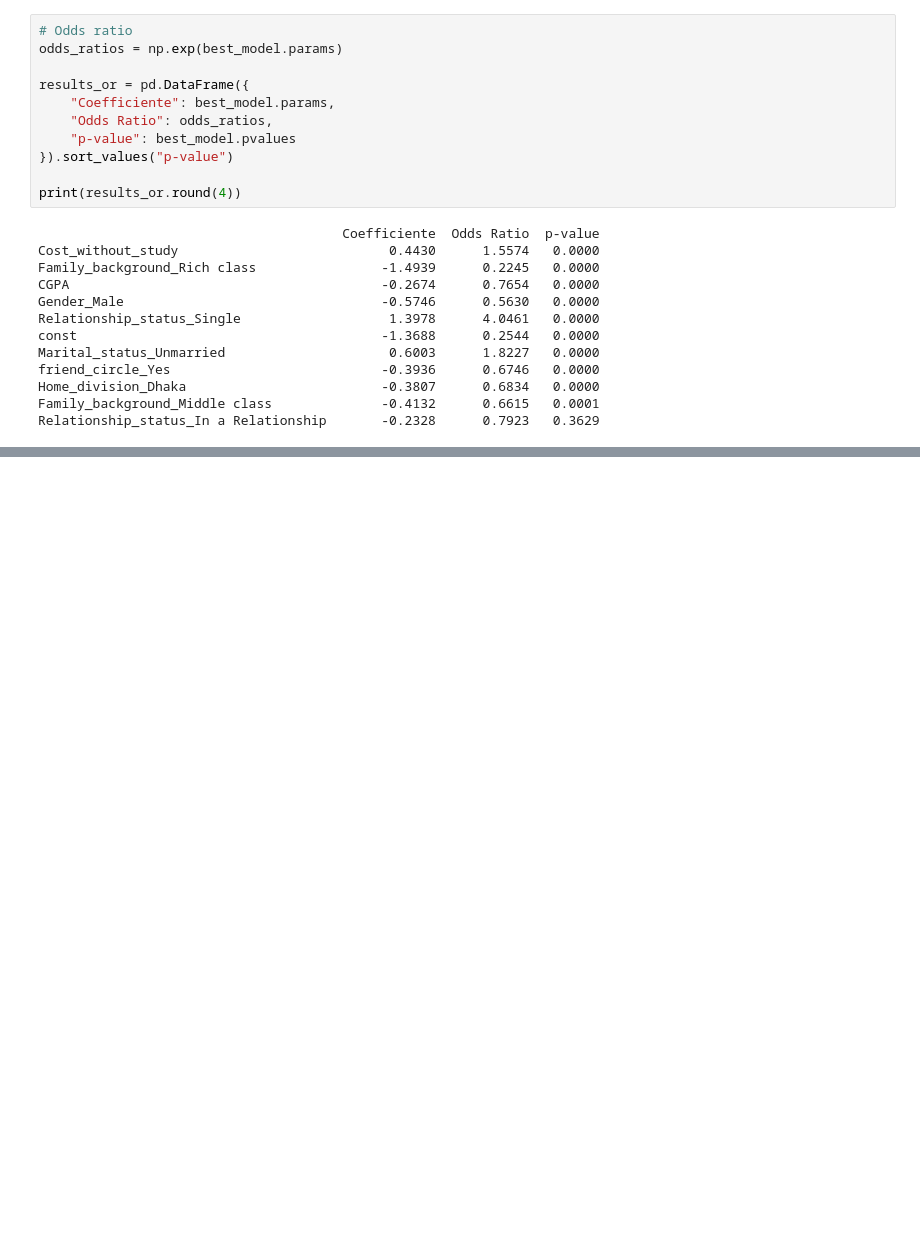
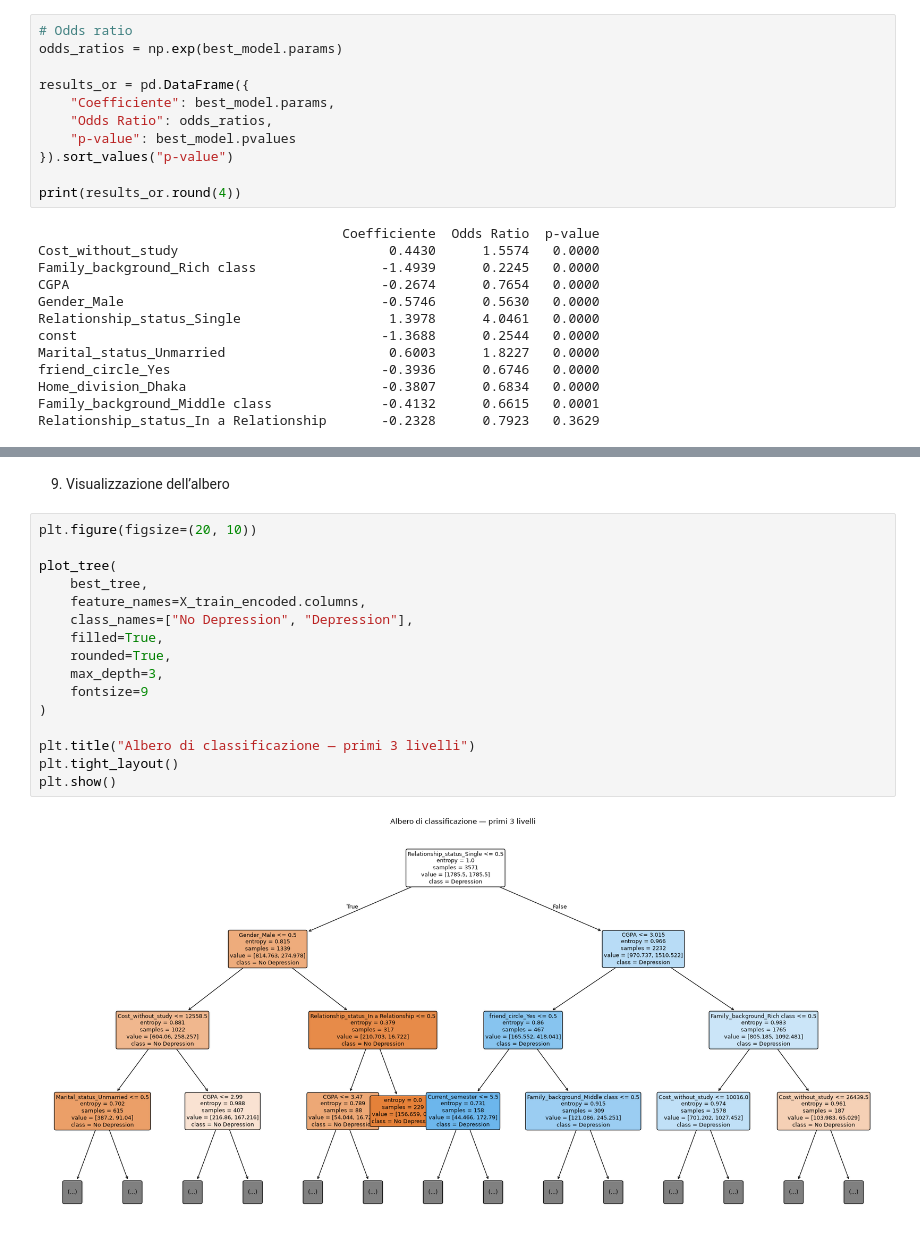
Before and after one commit to DinuIustinAdrian/final_project_data_science, a Jupyter notebook: Student_depression.ipynb, the cells around one changed output, grey strips where cells are left out. Drawn from its saved outputs; the diff is of its cells as text; blank space fills up the shorter version.

```diff
--- a/Student_depression.ipynb
+++ b/Student_depression.ipynb
@@ -1862,0 +2183,20 @@ Relationship_status_In a Relationship       -0.2328      0.7923   0.3629
+# %% [markdown]
+9. Visualizzazione dell’albero
+# %%
+plt.figure(figsize=(20, 10))
+
+plot_tree(
+    best_tree,
+    feature_names=X_train_encoded.columns,
+    class_names=["No Depression", "Depression"],
+    filled=True,
+    rounded=True,
+    max_depth=3,
+    fontsize=9
+)
+
+plt.title("Albero di classificazione — primi 3 livelli")
+plt.tight_layout()
+plt.show()
+# %% [output]
+[figure, added]
```
Also changed, not shown: parts of 25 cells of this notebook.
